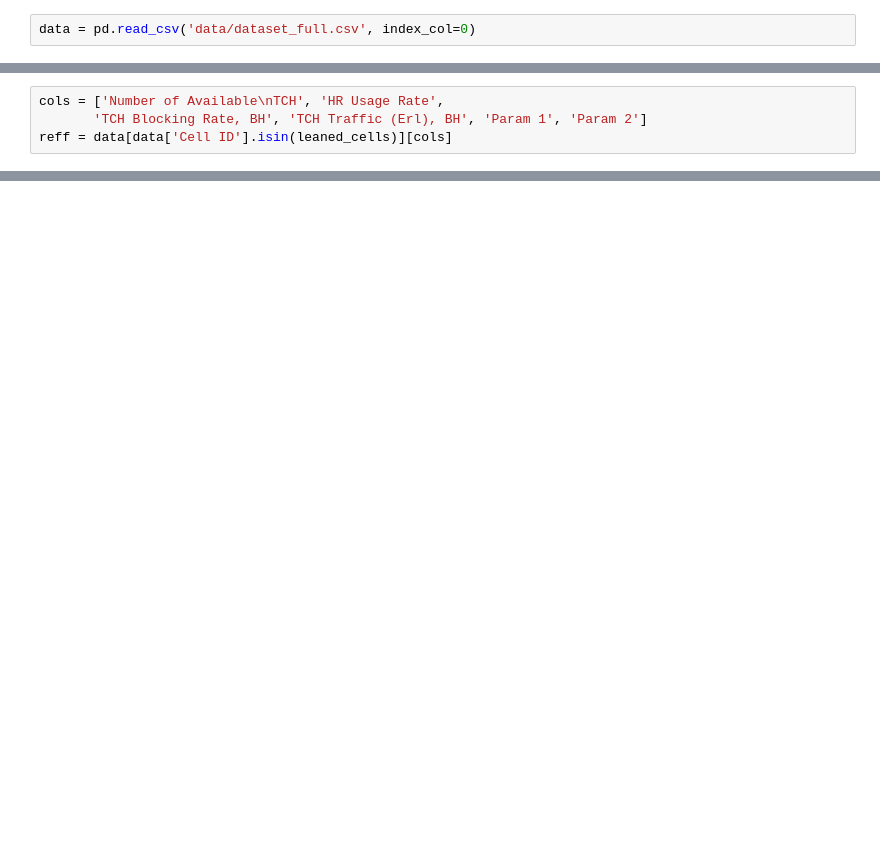
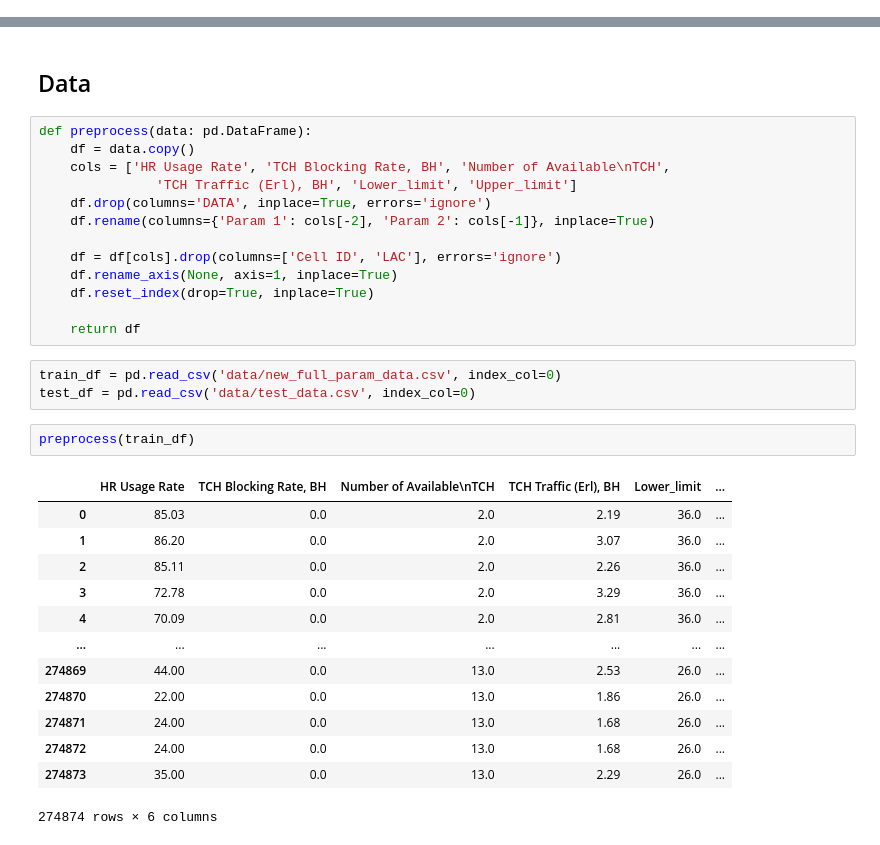
Before and after one commit to S-M157/Bachelor, a Jupyter notebook: DataDrift.ipynb, the cells around one changed output, grey strips where cells are left out. Saved outputs shown, nothing was run; the diff lists cells and outputs as text; blank space fills up the shorter version.

```diff
--- a/DataDrift.ipynb
+++ b/DataDrift.ipynb
@@ -43,2 +0,0 @@ leaned_cells = [int(i.split(',')[0][1:]) for i in df[df.mom_reward_max >= 0].cel
-# %%
-data = pd.read_csv('data/dataset_full.csv', index_col=0)
@@ -67,4 +0,0 @@ Index(['Cell ID', 'DATA', 'Number of Available\nTCH', 'HR Usage Rate',
-# %%
-cols = ['Number of Available\nTCH', 'HR Usage Rate',
-       'TCH Blocking Rate, BH', 'TCH Traffic (Erl), BH', 'Param 1', 'Param 2']
-reff = data[data['Cell ID'].isin(leaned_cells)][cols]
@@ -165,0 +89,34 @@ data_drift_report.as_pandas()['DatasetDriftMetric']
+# %% [markdown]
+## Data
+# %%
+def preprocess(data: pd.DataFrame):
+    df = data.copy()
+    cols = ['HR Usage Rate', 'TCH Blocking Rate, BH', 'Number of Available\nTCH',
+               'TCH Traffic (Erl), BH', 'Lower_limit', 'Upper_limit']
+    df.drop(columns='DATA', inplace=True, errors='ignore')
+    df.rename(columns={'Param 1': cols[-2], 'Param 2': cols[-1]}, inplace=True)
+
+    df = df[cols].drop(columns=['Cell ID', 'LAC'], errors='ignore')
+    df.rename_axis(None, axis=1, inplace=True)
+    df.reset_index(drop=True, inplace=True)
+
+    return df
+# %%
+train_df = pd.read_csv('data/new_full_param_data.csv', index_col=0)
+test_df = pd.read_csv('data/test_data.csv', index_col=0)
+# %%
+preprocess(train_df)
+# %% [output]
+|  | HR Usage Rate | TCH Blocking Rate, BH | Number of Available\nTCH | TCH Traffic (Erl), BH | Lower_limit | ... |
+| 0 | 85.03 | 0.0 | 2.0 | 2.19 | 36.0 | ... |
+| 1 | 86.20 | 0.0 | 2.0 | 3.07 | 36.0 | ... |
+| 2 | 85.11 | 0.0 | 2.0 | 2.26 | 36.0 | ... |
+| 3 | 72.78 | 0.0 | 2.0 | 3.29 | 36.0 | ... |
+| 4 | 70.09 | 0.0 | 2.0 | 2.81 | 36.0 | ... |
+| ... | ... | ... | ... | ... | ... | ... |
+| 274869 | 44.00 | 0.0 | 13.0 | 2.53 | 26.0 | ... |
+| 274870 | 22.00 | 0.0 | 13.0 | 1.86 | 26.0 | ... |
+| 274871 | 24.00 | 0.0 | 13.0 | 1.68 | 26.0 | ... |
+| 274872 | 24.00 | 0.0 | 13.0 | 1.68 | 26.0 | ... |
+| 274873 | 35.00 | 0.0 | 13.0 | 2.29 | 26.0 | ... |
+274874 rows × 6 columns
```
Also changed, not shown: parts of 31 cells of this notebook, 1 other file.
